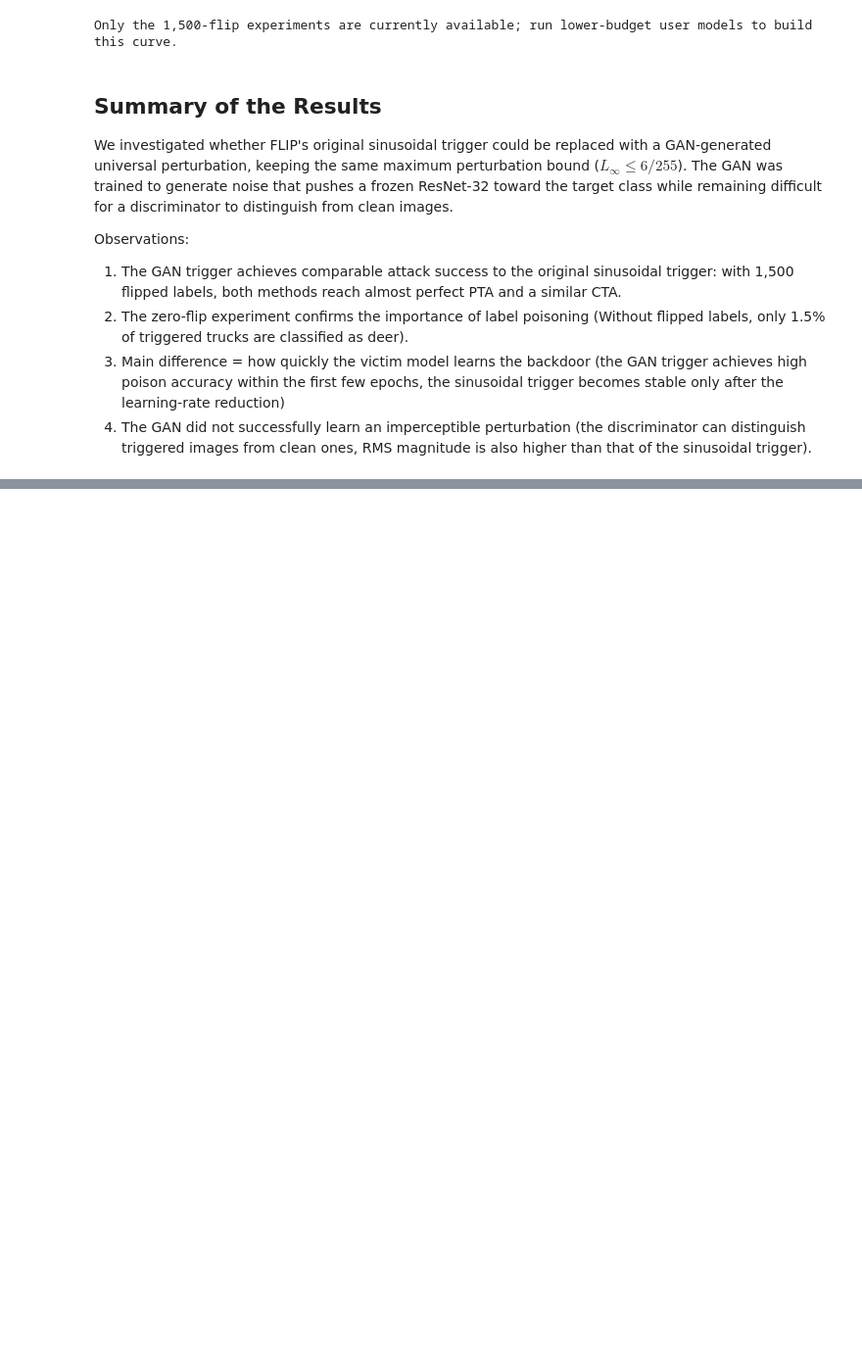
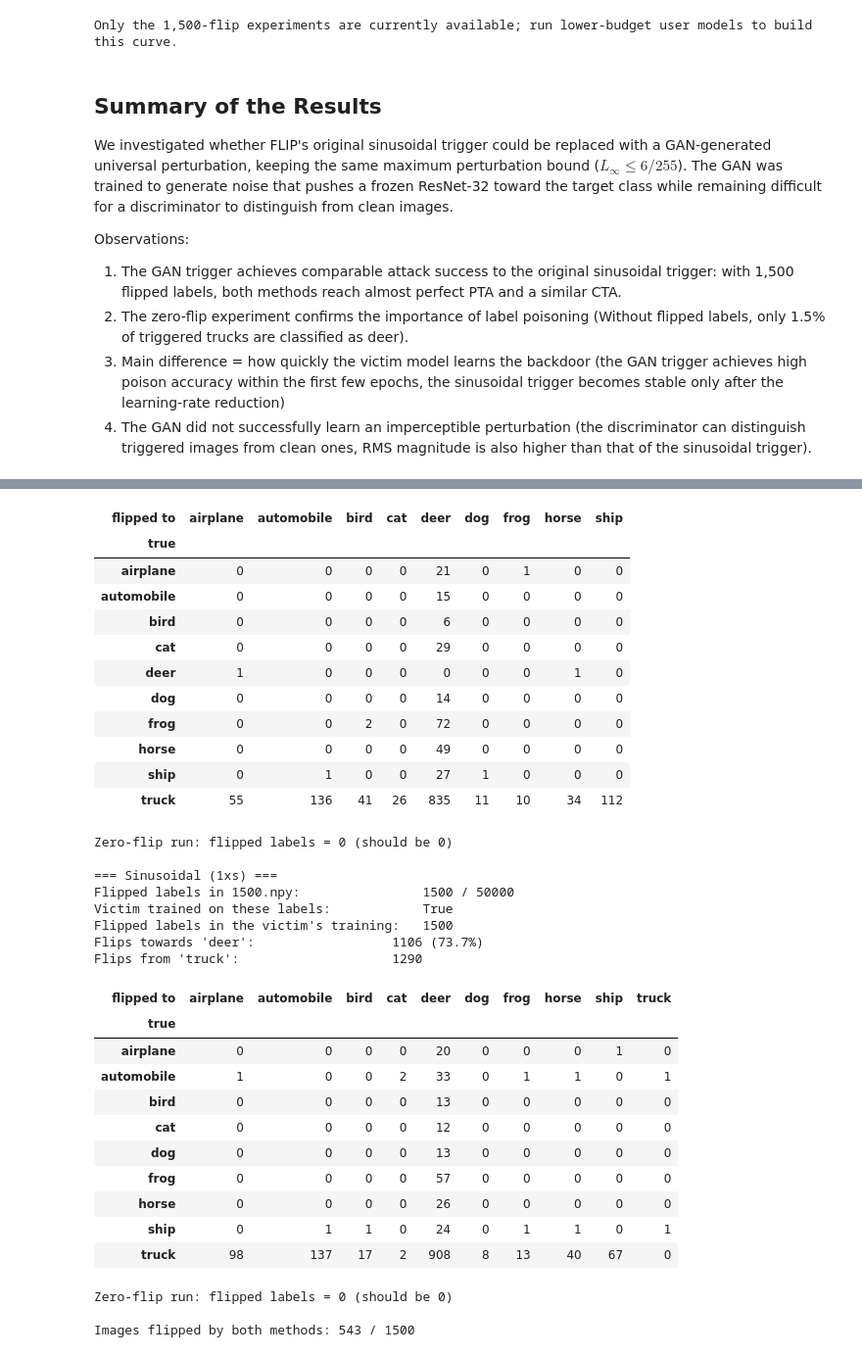
Before and after one commit to nadinehc/FLIP, a Jupyter notebook: compare_triggers.ipynb, the cells around one changed output, grey strips where cells are left out. Shown at 98% size. Drawn from its saved outputs; the diff is of its cells as text; code cells hidden in the pictures; blank space fills up the shorter version.

```diff
--- a/compare_triggers.ipynb
+++ b/compare_triggers.ipynb
@@ -297,3 +297,45 @@ Observations:
 2. The zero-flip experiment confirms the importance of label poisoning (Without flipped labels, only 1.5% of triggered trucks are classified as deer).
 3. Main difference = how quickly the victim model learns the backdoor (the GAN trigger achieves high poison accuracy within the first few epochs, the sinusoidal trigger becomes stable only after the learning-rate reduction)
 4. The GAN did not successfully learn an imperceptible perturbation (the discriminator can distinguish triggered images from clean ones, RMS magnitude is also higher than that of the sinusoidal trigger).
+# %%
+CLASSES = ['airplane', 'automobile', 'bird', 'cat', 'deer',
+           'dog', 'frog', 'horse', 'ship', 'truck']
+TARGET, SOURCE = 4, 9
+
+# folder with true.npy and 1500.npy (output of select_flips) -> folder of the user model
+RUNS = {
+    "GAN universal (1xg)": ("experiments/gan_universal",       "experiments/gan_universal_user"),
+    "Sinusoidal (1xs)":    ("experiments/sinusoidal_baseline", "experiments/sinusoidal_baseline_user"),
+}
+ZERO_FLIP = {"GAN universal (1xg)": "experiments/zero_flips_gan",
+             "Sinusoidal (1xs)":    "experiments/zero_flips_sinusoidal"}
+
+flipped_sets = {}
+for name, (label_dir, user_dir) in RUNS.items():
+    true = np.load(ROOT / label_dir / "true.npy").argmax(1)       # (50000,)
+    flip = np.load(ROOT / label_dir / "1500.npy").argmax(1)       # labels given to the victim
+    used = np.load(ROOT / user_dir / "labels.npy")                # labels the victim was actually trained on
+
+    idx = np.where(flip != true)[0]
+    flipped_sets[name] = set(idx)
+
+    print(f"\n=== {name} ===")
+    print(f"Flipped labels in 1500.npy:                {len(idx)} / {len(true)}")
+    print(f"Victim trained on these labels:            {np.array_equal(used, flip)}")
+    print(f"Flipped labels in the victim's training:   {(used != true).sum()}")
+    print(f"Flips towards '{CLASSES[TARGET]}':                  {(flip[idx] == TARGET).sum()} "
+          f"({(flip[idx] == TARGET).mean():.1%})")
+    print(f"Flips from '{CLASSES[SOURCE]}':                    {(true[idx] == SOURCE).sum()}")
+
+    # from (true class) -> to (new label)
+    table = pd.crosstab(pd.Series(true[idx], name="true").map(dict(enumerate(CLASSES))),
+                        pd.Series(flip[idx], name="flipped to").map(dict(enumerate(CLASSES))))
+    display(table)
+
+    # zero-flip control: the victim must have used the clean labels
+    zero = np.load(ROOT / ZERO_FLIP[name] / "labels.npy")
+    print(f"Zero-flip run: flipped labels = {(zero != true).sum()} (should be 0)")
+
+a, b = flipped_sets.values()
+print(f"\nImages flipped by both methods: {len(a & b)} / 1500")
+# %% [output]
@@ -299,0 +348,34 @@ Observations:
+| flipped to | airplane | automobile | bird | cat | deer | dog | frog | horse | ship |
+| true |  |  |  |  |  |  |  |  |  |
+| airplane | 0 | 0 | 0 | 0 | 21 | 0 | 1 | 0 | 0 |
+| automobile | 0 | 0 | 0 | 0 | 15 | 0 | 0 | 0 | 0 |
+| bird | 0 | 0 | 0 | 0 | 6 | 0 | 0 | 0 | 0 |
+| cat | 0 | 0 | 0 | 0 | 29 | 0 | 0 | 0 | 0 |
+| deer | 1 | 0 | 0 | 0 | 0 | 0 | 0 | 1 | 0 |
+| dog | 0 | 0 | 0 | 0 | 14 | 0 | 0 | 0 | 0 |
+| frog | 0 | 0 | 2 | 0 | 72 | 0 | 0 | 0 | 0 |
+| horse | 0 | 0 | 0 | 0 | 49 | 0 | 0 | 0 | 0 |
+| ship | 0 | 1 | 0 | 0 | 27 | 1 | 0 | 0 | 0 |
+| truck | 55 | 136 | 41 | 26 | 835 | 11 | 10 | 34 | 112 |
+Zero-flip run: flipped labels = 0 (should be 0)
+
+=== Sinusoidal (1xs) ===
+Flipped labels in 1500.npy:                1500 / 50000
+Victim trained on these labels:            True
+Flipped labels in the victim's training:   1500
+Flips towards 'deer':                  1106 (73.7%)
+Flips from 'truck':                    1290
+| flipped to | airplane | automobile | bird | cat | deer | dog | frog | horse | ship | truck |
+| true |  |  |  |  |  |  |  |  |  |  |
+| airplane | 0 | 0 | 0 | 0 | 20 | 0 | 0 | 0 | 1 | 0 |
+| automobile | 1 | 0 | 0 | 2 | 33 | 0 | 1 | 1 | 0 | 1 |
+| bird | 0 | 0 | 0 | 0 | 13 | 0 | 0 | 0 | 0 | 0 |
+| cat | 0 | 0 | 0 | 0 | 12 | 0 | 0 | 0 | 0 | 0 |
+| dog | 0 | 0 | 0 | 0 | 13 | 0 | 0 | 0 | 0 | 0 |
+| frog | 0 | 0 | 0 | 0 | 57 | 0 | 0 | 0 | 0 | 0 |
+| horse | 0 | 0 | 0 | 0 | 26 | 0 | 0 | 0 | 0 | 0 |
+| ship | 0 | 1 | 1 | 0 | 24 | 0 | 1 | 1 | 0 | 1 |
+| truck | 98 | 137 | 17 | 2 | 908 | 8 | 13 | 40 | 67 | 0 |
+Zero-flip run: flipped labels = 0 (should be 0)
+
+Images flipped by both methods: 543 / 1500
```
Also changed, not shown: parts of 1 cell of this notebook.
